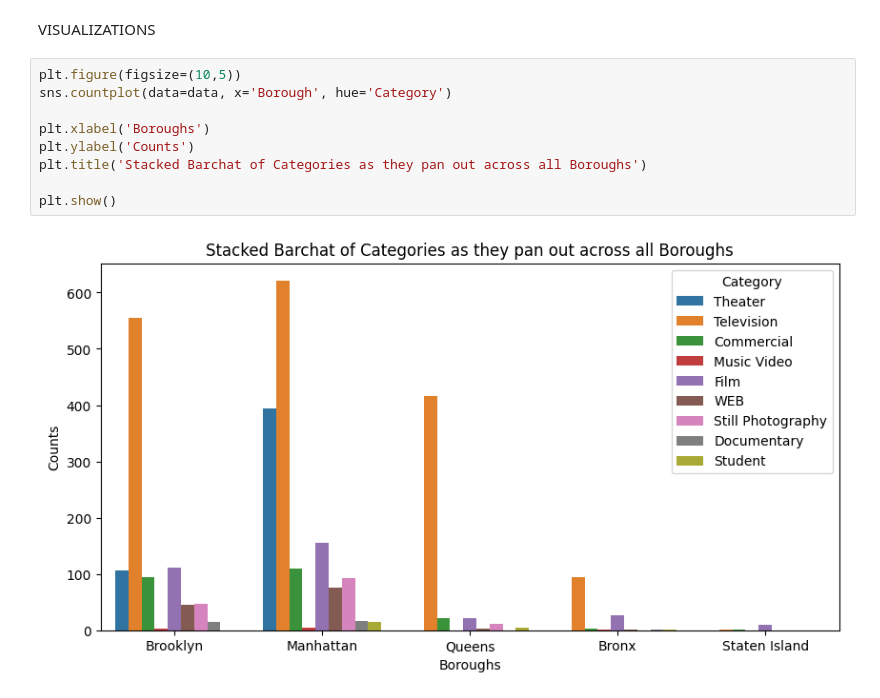
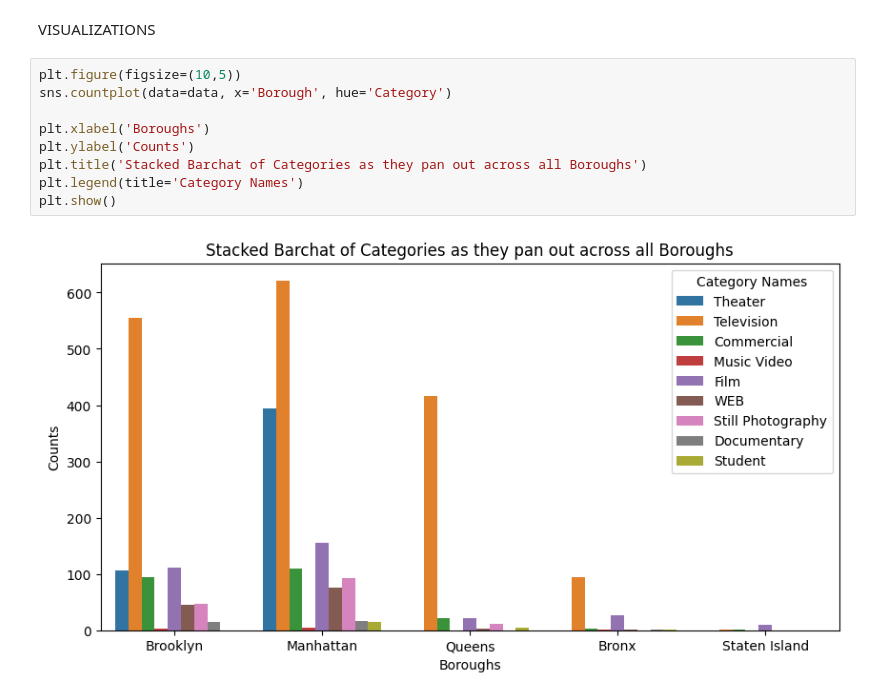
Before and after one commit to SeunGansallo/FilmPermitsAnalysis-repo, a Jupyter notebook: Cleaning.ipynb, the cells around one changed output. Cells and saved outputs as stored; diff of their text form.

```diff
--- a/Cleaning.ipynb
+++ b/Cleaning.ipynb
@@ -138,11 +138,11 @@ VISUALIZATIONS
 # %%
 plt.figure(figsize=(10,5))
 sns.countplot(data=data, x='Borough', hue='Category')
 
 plt.xlabel('Boroughs')
 plt.ylabel('Counts')
 plt.title('Stacked Barchat of Categories as they pan out across all Boroughs')
-
+plt.legend(title='Category Names')
 plt.show()
 # %% [output]
-[figure, old version]
+[figure, new version]
```
Also changed, not shown: 1 other file.
